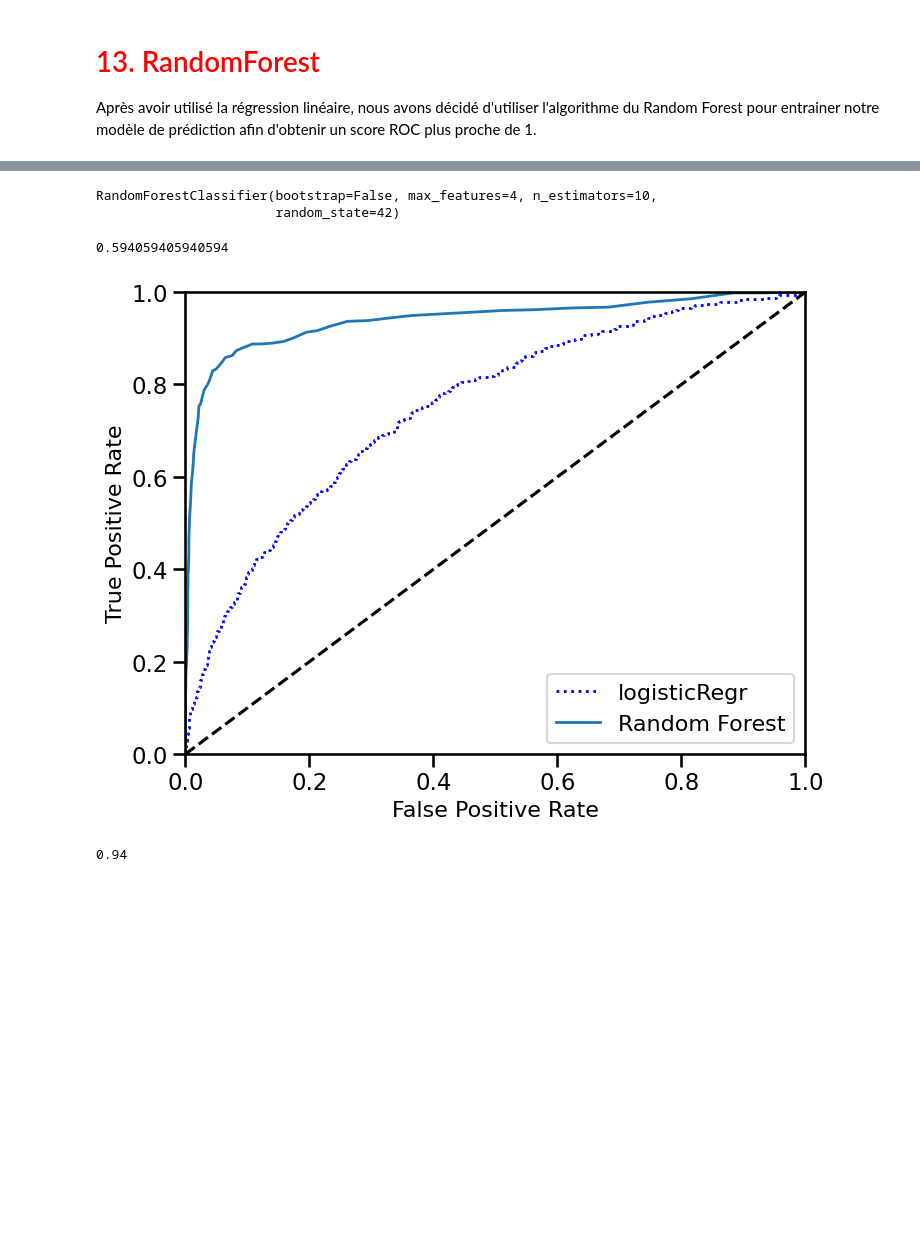
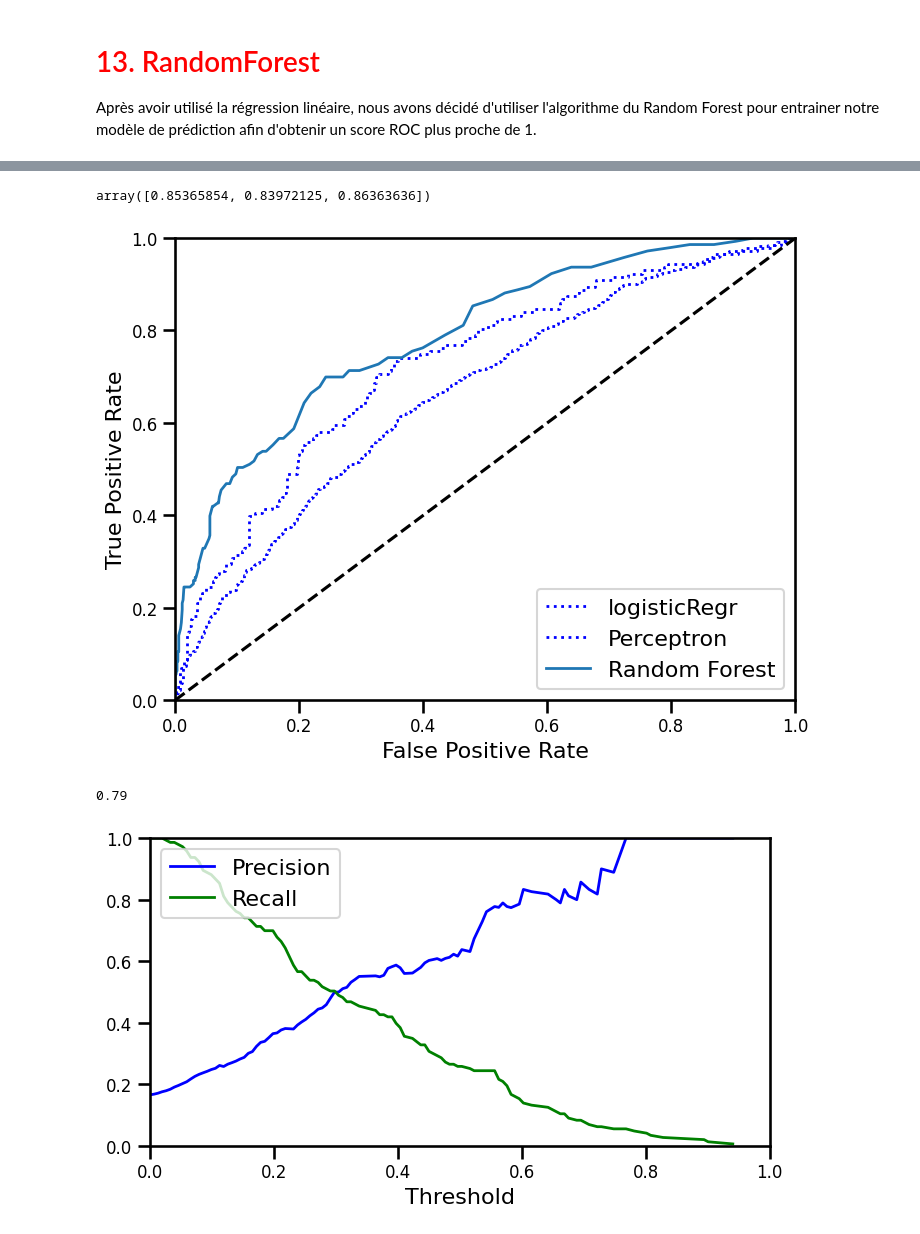
Before and after one commit to OscarPALISSOT/ML_Classifier_CESI_A4, a Jupyter notebook: notebook/Import_data.ipynb, the cells around one changed output, grey strips where cells are left out. Drawn from its saved outputs; the diff is of its cells as text; code cells hidden in the pictures; blank space fills up the shorter version.

```diff
--- a/notebook/Import_data.ipynb
+++ b/notebook/Import_data.ipynb
@@ -793,6 +819 @@ grid_search.best_params_
-# %%
-grid_search.best_estimator_
-# %% [output]
-RandomForestClassifier(bootstrap=False, max_features=4, n_estimators=10,
-                       random_state=42)
 # %%
@@ -801,2 +823,6 @@ y_probas_forest = cross_val_predict(forest_clf, X_train, y_train, cv=3, method='
+# %%
+cross_val_score(forest_clf_best, X_test, y_test, cv=3, scoring="accuracy")
+# %% [output]
+array([0.85365854, 0.83972125, 0.86363636])
 # %%
 y_scores_forest = y_probas_forest[:, 1]
@@ -804,16 +830,22 @@ fpr_forest, tpr_forest, thresholds_forest = roc_curve(y_train, y_scores_forest)
-# %%
-f1_score(y_train, y_scores_forest.round())
-# %% [output]
-0.594059405940594
 # %%
 plt.figure(figsize=(8, 6))
 plt.plot(fpr, tpr, "b:", linewidth=2, label="logisticRegr")
+plt.plot(fpr_perceptron, tpr_perceptron, "b:", linewidth=2, label="Perceptron")
 plot_roc_curve(fpr_forest, tpr_forest, "Random Forest")
 plt.legend(loc="lower right", fontsize=16)
 plt.show()
 # %% [output]
-[figure, old version]
+[figure, new version]
 # %%
-round(roc_auc_score(y_train, y_scores_forest),2)
+round(roc_auc_score(y_test, y_scores_forest),2)
 # %% [output]
-0.94
+0.79
+# %%
+precisions_forest, recalls_forest, thresholds_forest = precision_recall_curve(y_test, y_scores_forest)
+# %%
+plt.figure(figsize=(8, 4))
+plot_precision_recall_vs_threshold(precisions_forest, recalls_forest, thresholds_forest)
+plt.xlim([0, 1])
+plt.show()
+# %% [output]
+[figure, added]
```
Also changed, not shown: parts of 31 cells of this notebook.
